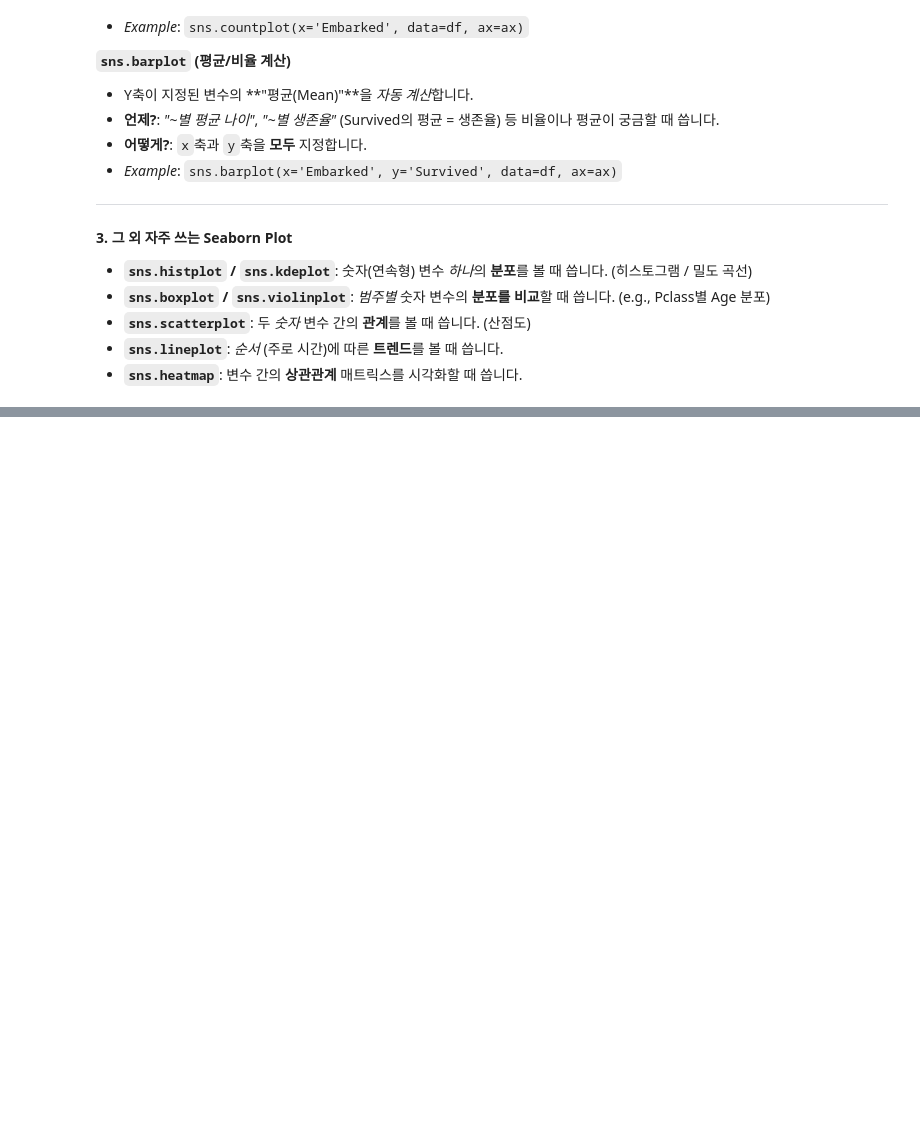
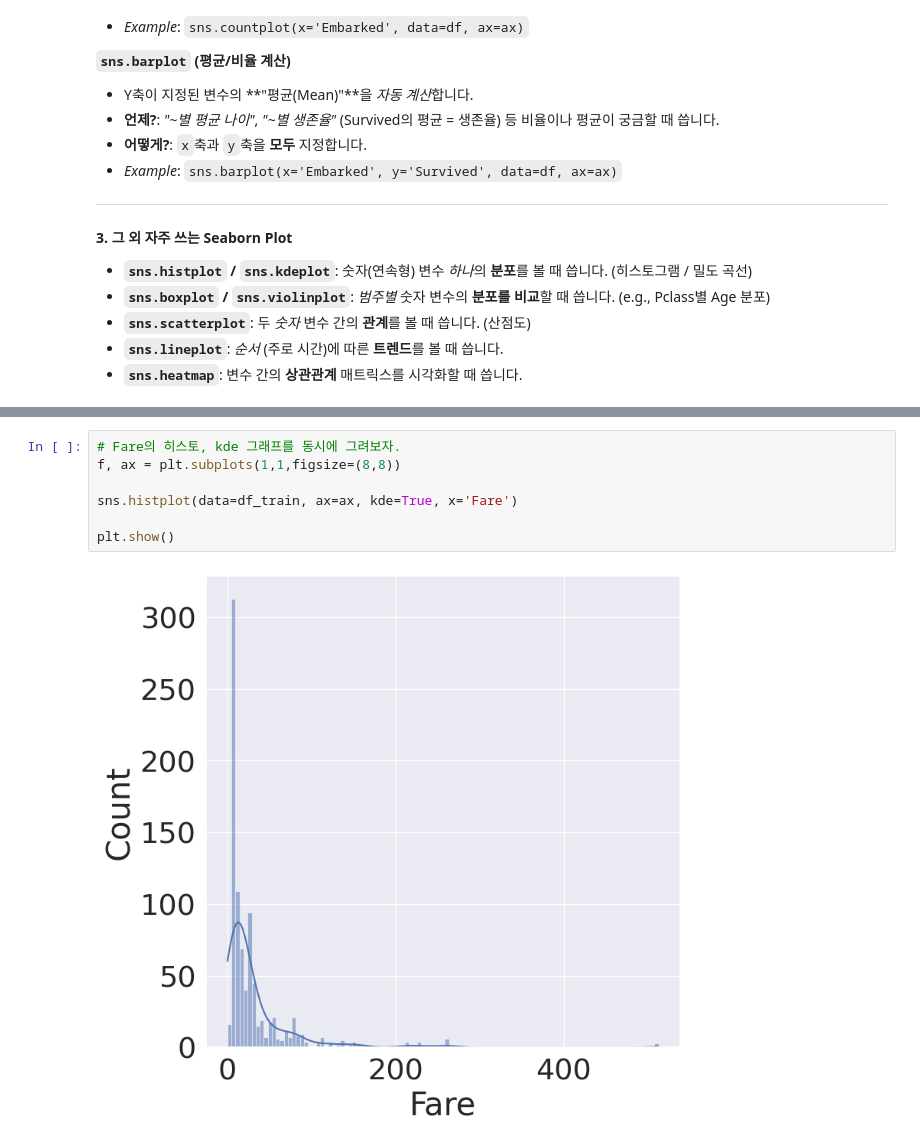
Before and after one commit to hajonghyun/kaggle_titanic_studynotes, a Jupyter notebook: titanic_survivor.ipynb, the cells around one changed output, grey strips where cells are left out. Cells and saved outputs as stored; diff of their text form; blank space fills up the shorter version.

```diff
--- a/titanic_survivor.ipynb
+++ b/titanic_survivor.ipynb
@@ -676,0 +689,9 @@ plt.show()
+# %%
+# Fare의 히스토, kde 그래프를 동시에 그려보자.
+f, ax = plt.subplots(1,1,figsize=(8,8))
+
+sns.histplot(data=df_train, ax=ax, kde=True, x='Fare')
+
+plt.show()
+# %% [output]
+[figure, added]
```
Also changed, not shown: parts of 14 cells of this notebook.
